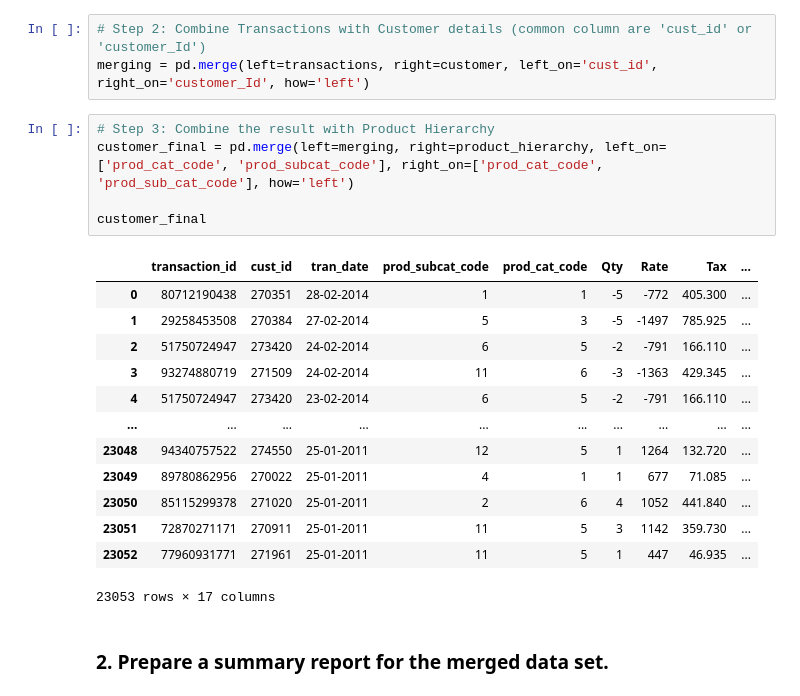
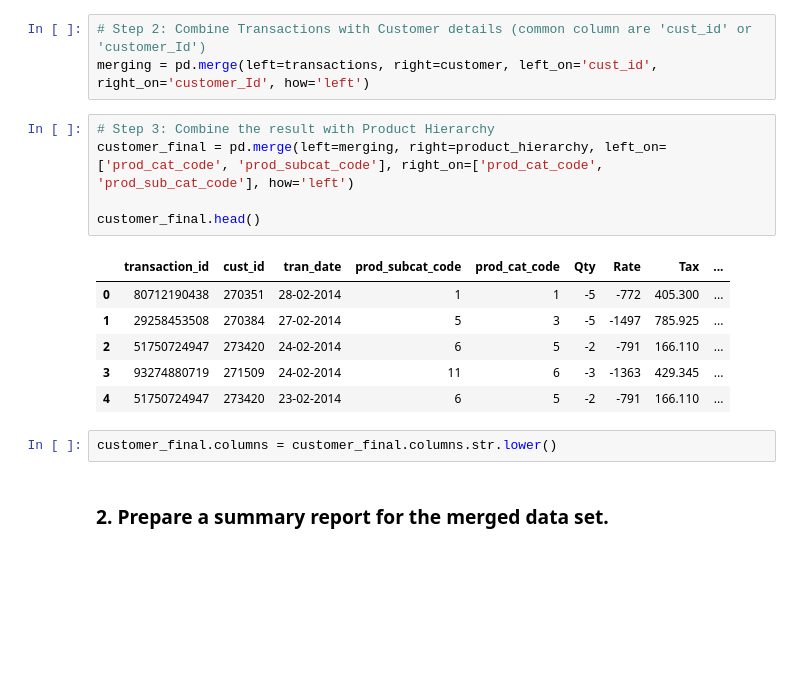
Before and after one commit to Flute22/Python, a Jupyter notebook: Projects/Retail_Case_Study/solution.ipynb, the cells around one changed output. Cells and saved outputs as stored; diff of their text form; blank space fills up the shorter version.

```diff
--- a/Projects/Retail_Case_Study/solution.ipynb
+++ b/Projects/Retail_Case_Study/solution.ipynb
@@ -14,22 +16,17 @@ merging = pd.merge(left=transactions, right=customer, left_on='cust_id', right_o
 # %%
 # Step 3: Combine the result with Product Hierarchy
 customer_final = pd.merge(left=merging, right=product_hierarchy, left_on=['prod_cat_code', 'prod_subcat_code'], right_on=['prod_cat_code', 'prod_sub_cat_code'], how='left')
 
-customer_final
+customer_final.head()
 # %% [output]
 |  | transaction_id | cust_id | tran_date | prod_subcat_code | prod_cat_code | Qty | Rate | Tax | ... |
 | 0 | 80712190438 | 270351 | 28-02-2014 | 1 | 1 | -5 | -772 | 405.300 | ... |
 | 1 | 29258453508 | 270384 | 27-02-2014 | 5 | 3 | -5 | -1497 | 785.925 | ... |
 | 2 | 51750724947 | 273420 | 24-02-2014 | 6 | 5 | -2 | -791 | 166.110 | ... |
 | 3 | 93274880719 | 271509 | 24-02-2014 | 11 | 6 | -3 | -1363 | 429.345 | ... |
 | 4 | 51750724947 | 273420 | 23-02-2014 | 6 | 5 | -2 | -791 | 166.110 | ... |
-| ... | ... | ... | ... | ... | ... | ... | ... | ... | ... |
-| 23048 | 94340757522 | 274550 | 25-01-2011 | 12 | 5 | 1 | 1264 | 132.720 | ... |
-| 23049 | 89780862956 | 270022 | 25-01-2011 | 4 | 1 | 1 | 677 | 71.085 | ... |
-| 23050 | 85115299378 | 271020 | 25-01-2011 | 2 | 6 | 4 | 1052 | 441.840 | ... |
-| 23051 | 72870271171 | 270911 | 25-01-2011 | 11 | 5 | 3 | 1142 | 359.730 | ... |
-| 23052 | 77960931771 | 271961 | 25-01-2011 | 11 | 5 | 1 | 447 | 46.935 | ... |
-23053 rows × 17 columns
+# %%
+customer_final.columns = customer_final.columns.str.lower()
 # %% [markdown]
 ### 2. Prepare a summary report for the merged data set.
 # %% [raw]
```
Also changed, not shown: parts of 51 cells of this notebook, 1 other file.
